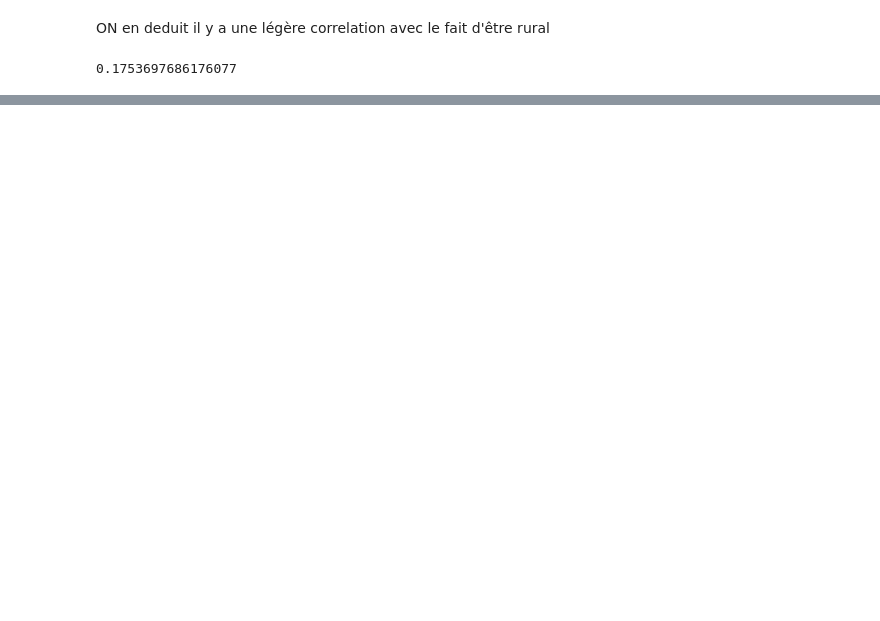
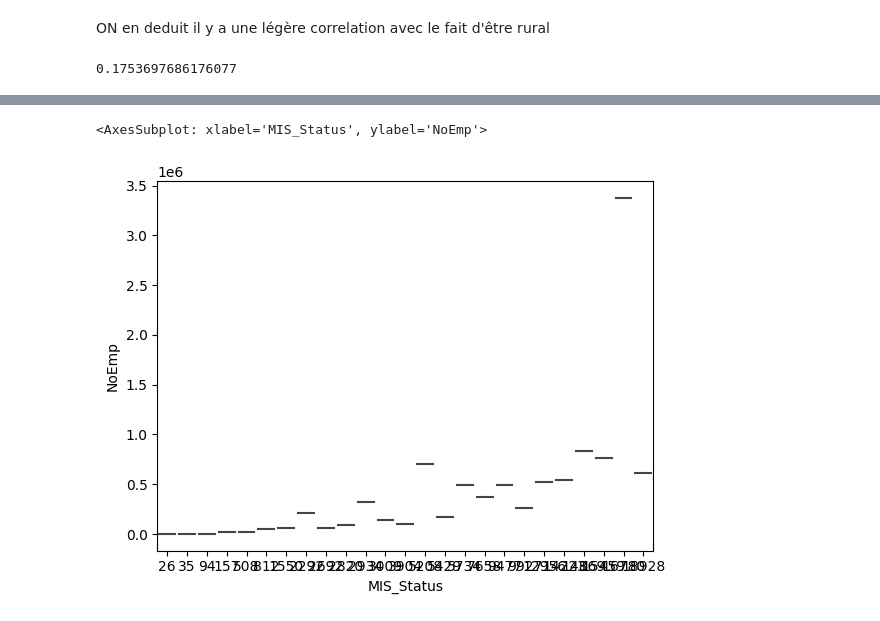
Before and after one commit to Abdellah-R/Projet_Classification, a Jupyter notebook: analyse.ipynb, the cells around one changed output, grey strips where cells are left out. Saved outputs shown, nothing was run; the diff lists cells and outputs as text; code cells hidden in the pictures; blank space fills up the shorter version.

```diff
--- a/analyse.ipynb
+++ b/analyse.ipynb
@@ -124,0 +162,2 @@ df.MIS_Status.sum()/total
+# %%
+df["NAICS2"] = df["NAICS"].astype(str).apply(lambda x:x[:2])
@@ -124,0 +179,4 @@ df.MIS_Status.sum()/total
+# %%
+df["dummy"] = 1
+# %%
+secteur = df.groupby(df["NAICS2"]).sum()
@@ -124,0 +224,5 @@ df.MIS_Status.sum()/total
+# %%
+sns.violinplot(x=secteur.MIS_Status,y=secteur.NoEmp)
+# %% [output]
+<AxesSubplot: xlabel='MIS_Status', ylabel='NoEmp'>
+[figure, added]
```
Also changed, not shown: parts of 33 cells of this notebook, 1 other file.
